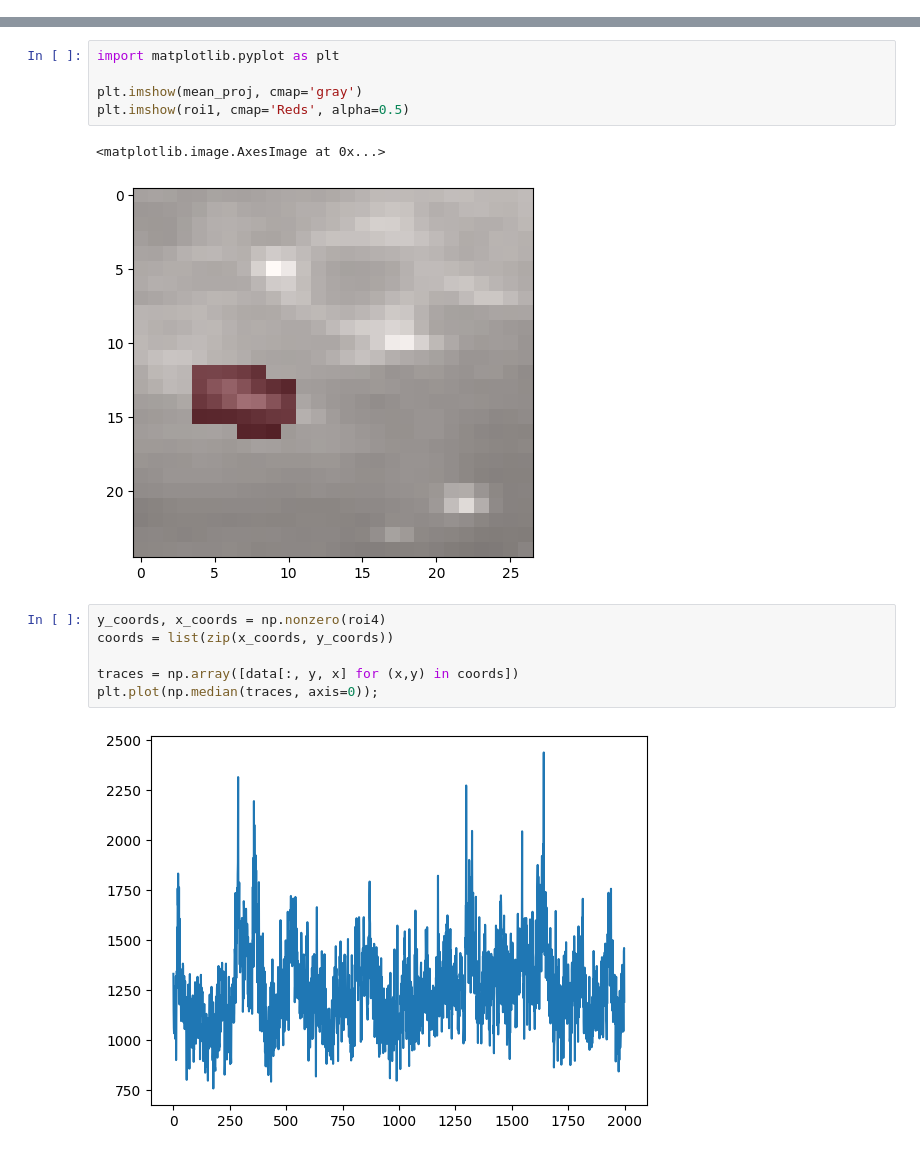
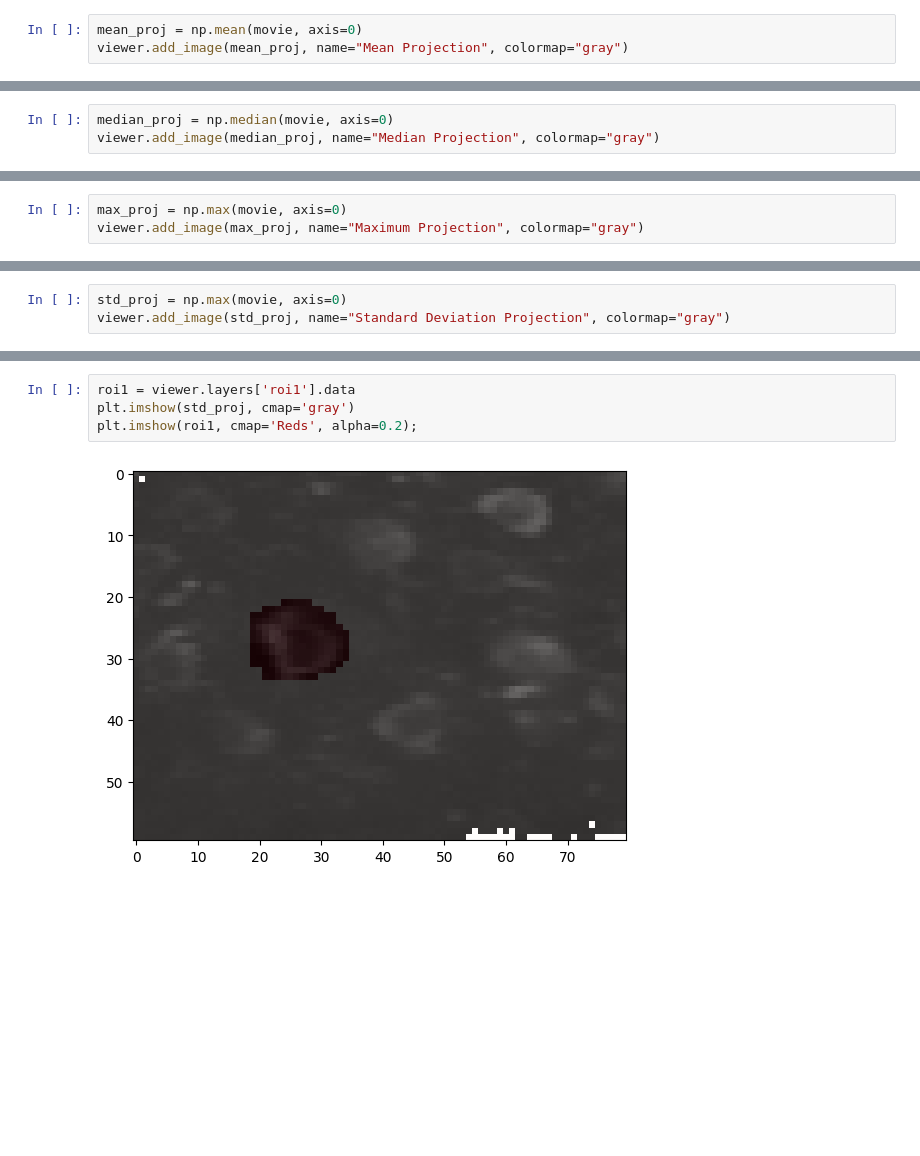
Before and after one commit to sangeethankumar/Courses, a Jupyter notebook: CalciumImaging/Draft1/05. Napari GUI from the Notebook.ipynb, the cells around one changed output, grey strips where cells are left out. Drawn from its saved outputs; the diff is of its cells as text; blank space fills up the shorter version.

```diff
--- a/CalciumImaging/Draft1/05. Napari GUI from the Notebook.ipynb
+++ b/CalciumImaging/Draft1/05. Napari GUI from the Notebook.ipynb
@@ -39,0 +83,3 @@ roi4 = viewer.layers['roi4'].data
+# %%
+mean_proj = np.mean(movie, axis=0)
+viewer.add_image(mean_proj, name="Mean Projection", colormap="gray")
@@ -39,0 +88,3 @@ roi4 = viewer.layers['roi4'].data
+# %%
+median_proj = np.median(movie, axis=0)
+viewer.add_image(median_proj, name="Median Projection", colormap="gray")
@@ -39,0 +93,3 @@ roi4 = viewer.layers['roi4'].data
+# %%
+max_proj = np.max(movie, axis=0)
+viewer.add_image(max_proj, name="Maximum Projection", colormap="gray")
@@ -39,0 +98,3 @@ roi4 = viewer.layers['roi4'].data
+# %%
+std_proj = np.max(movie, axis=0)
+viewer.add_image(std_proj, name="Standard Deviation Projection", colormap="gray")
@@ -40,16 +111,6 @@ roi4 = viewer.layers['roi4'].data
 # %%
-import matplotlib.pyplot as plt
-
-plt.imshow(mean_proj, cmap='gray')
-plt.imshow(roi1, cmap='Reds', alpha=0.5)
+roi1 = viewer.layers['roi1'].data
+plt.imshow(std_proj, cmap='gray')
+plt.imshow(roi1, cmap='Reds', alpha=0.2);
 # %% [output]
-<matplotlib.image.AxesImage at 0x...>
-[figure, old version]
+[figure, new version]
-# %%
-y_coords, x_coords = np.nonzero(roi4)
-coords = list(zip(x_coords, y_coords))
-
-traces = np.array([data[:, y, x] for (x,y) in coords])
-plt.plot(np.median(traces, axis=0));
-# %% [output]
-[figure, removed]
```
Also changed, not shown: parts of 32 cells of this notebook, 2 other files.
